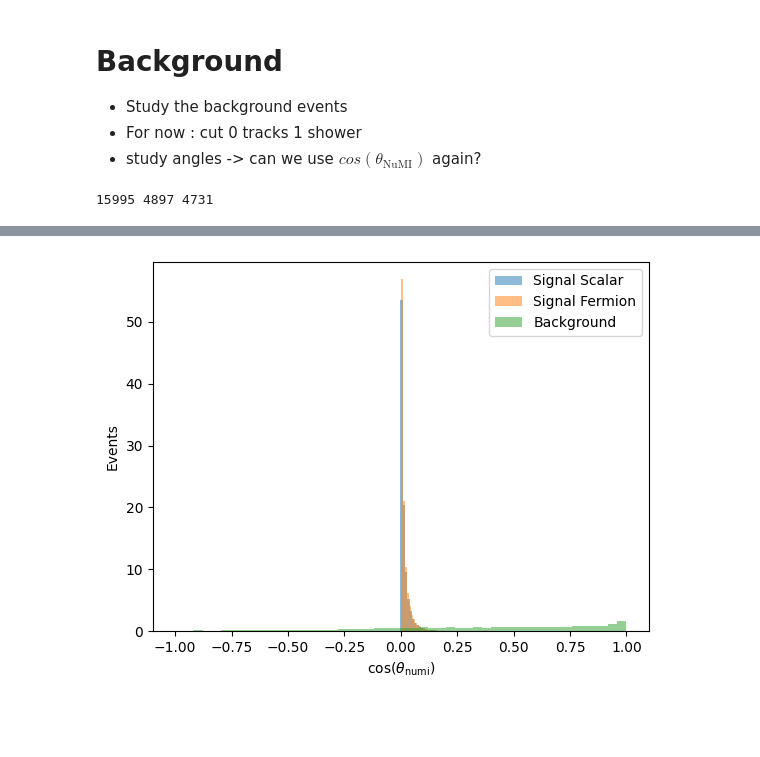
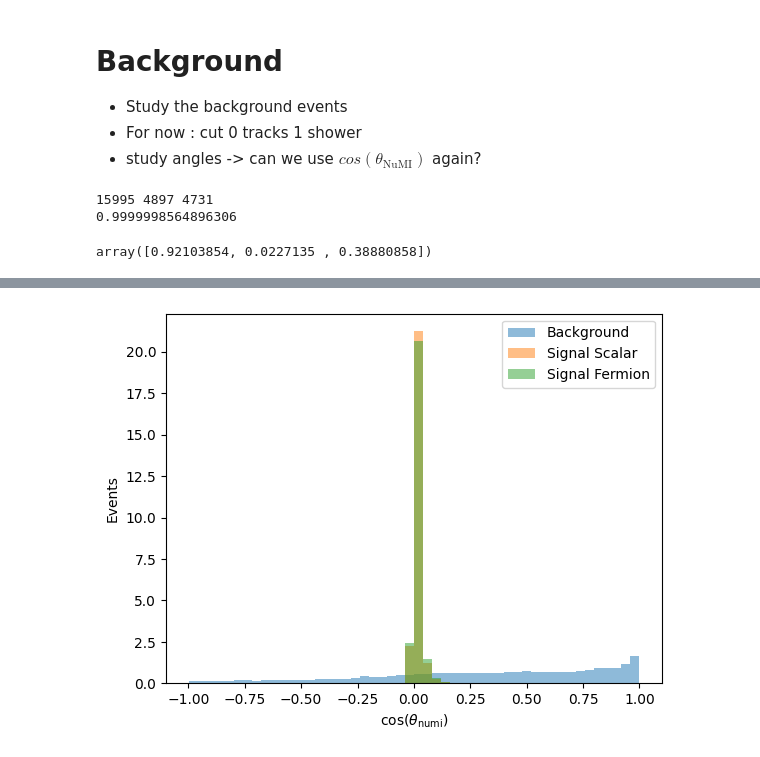
Before and after one commit to amh-137/DarkElectronScatter, a Jupyter notebook: notebooks/background.ipynb, the cells around one changed output, grey strips where cells are left out. Cells and saved outputs as stored; diff of their text form; code cells hidden in the pictures; blank space fills up the shorter version.

Commit message:
added NuMI->MicroBooNE rotations

```diff
--- a/notebooks/background.ipynb
+++ b/notebooks/background.ipynb
@@ -37,8 +37,32 @@ display(bkg_total.head())
 # %%
 print(len(bkg_incryo_df), len(bkg_dirt_df), len(bkg_beamoff_df))
 # 15995 4897 4731
+
+print(bkg_incryo_df.iloc[0]['reco_shower_dirx']**2+bkg_incryo_df.iloc[0]['reco_shower_diry']**2+bkg_incryo_df.iloc[0]['reco_shower_dirz']**2)
 # %% [output]
 15995 4897 4731
+0.9999998564896306
+# %%
+# translation and rotation from beamline coordinate system
+# to detector coordinate system
+
+
+def rotate_to_microboone(v : np.array) -> np.array:
+    det_rot = np.array([[0.92103853804025682, 0.0000462540012621546684, -0.38947144863934974],
+                        [0.0227135048039241207, 0.99829162468141475, 0.0538324139386641073],
+                        [0.38880857519374290, -0.0584279894529063024, 0.91946400794392302]])
+    # rotation
+    #print(det_rot @ det_rot.T)
+    v = np.dot(det_rot, v)
+    return v
+
+def translate_to_microboone(v : np.array):
+    det_centre = np.array([55.02, 72.59,  672.70])
+    return v + det_centre
+
+rotate_to_microboone(np.array([1, 0, 0]))
+# %% [output]
+array([0.92103854, 0.0227135 , 0.38880858])
 # %%
 # get the signal data
 sig_path = "../data/root/BdNMC/"
@@ -58,6 +82,8 @@ for dm in dm_types:
                 print("Error with file:", file)
                 continue
             px, py, pz = df["electron_px"], df["electron_py"], df["electron_pz"]
+
+            px, py, pz = rotate_to_microboone(np.array([px, py, pz]))
             # get the direction vector
             v = np.array([px, py, pz])
             # normalize
@@ -120,15 +146,16 @@ Error with file: eta_fermion_ma_0.02_dt_0.33.root
 # %%
 # Now get the directional distributions of these events.
 # lets use cos(theta_numi), as that worked well last time
 # should check cos(theta_numi) for the signal events too
 
 fig = plt.figure()
 ax = fig.add_subplot(111)
-ax.hist(sig_scalar_df['cos_theta_numi'], bins=50, alpha=0.5, label='Signal Scalar', density=True)
-ax.hist(sig_fermion_df['cos_theta_numi'], bins=50, alpha=0.5, label='Signal Fermion', density=True)
-ax.hist(bkg_total['cos_theta_numi'], bins=50, alpha=0.5, label='Background', density=True)
+_, bins, _ =ax.hist(bkg_total['cos_theta_numi'], bins=50, alpha=0.5, label='Background', density=True)
+ax.hist(sig_scalar_df['cos_theta_numi'], bins=bins, alpha=0.5, label='Signal Scalar', density=True)
+ax.hist(sig_fermion_df['cos_theta_numi'], bins=bins, alpha=0.5, label='Signal Fermion', density=True)
+
 ax.set(xlabel=r"$\cos(\theta_{\text{numi}})$", ylabel="Events")
 ax.legend()
 plt.show()
 # %% [output]
-[figure, old version]
+[figure, new version]
```
